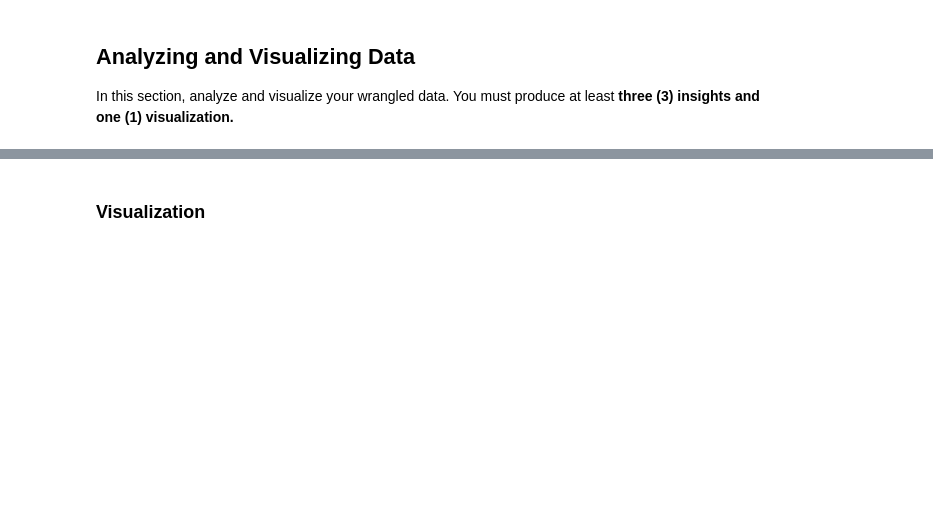
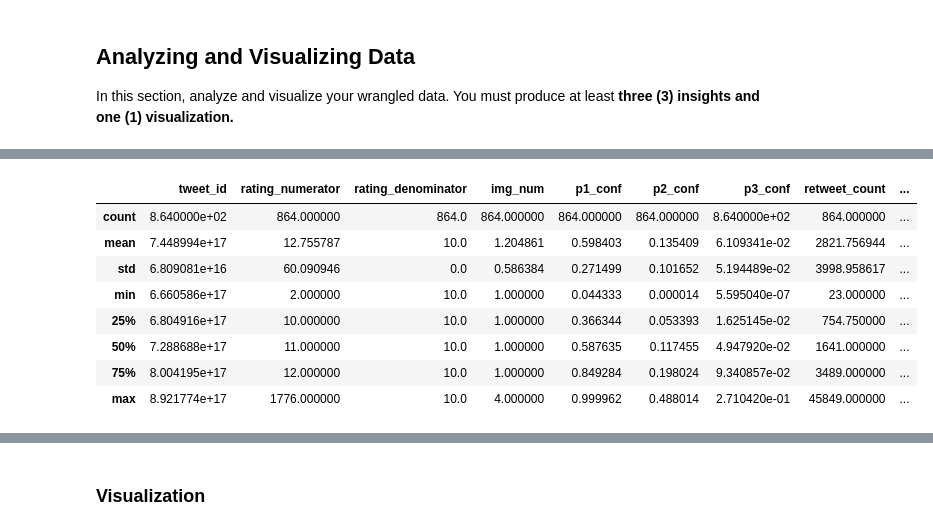
Before and after one commit to EricOdhiambo/wrangling-and-Analyzing-data, a Jupyter notebook: wrangle_act.ipynb, the cells around one changed output, grey strips where cells are left out. Saved outputs shown, nothing was run; the diff lists cells and outputs as text; code cells hidden in the pictures; blank space fills up the shorter version.

```diff
--- a/wrangle_act.ipynb
+++ b/wrangle_act.ipynb
@@ -1138,0 +1237,13 @@ In this section, analyze and visualize your wrangled data. You must produce at l
+# %%
+# useful ststistics from the twitter_archive_master.csv data
+wrangled_data.describe()
+# %% [output]
+|  | tweet_id | rating_numerator | rating_denominator | img_num | p1_conf | p2_conf | p3_conf | retweet_count | ... |
+| count | 8.640000e+02 | 864.000000 | 864.0 | 864.000000 | 864.000000 | 864.000000 | 8.640000e+02 | 864.000000 | ... |
+| mean | 7.448994e+17 | 12.755787 | 10.0 | 1.204861 | 0.598403 | 0.135409 | 6.109341e-02 | 2821.756944 | ... |
+| std | 6.809081e+16 | 60.090946 | 0.0 | 0.586384 | 0.271499 | 0.101652 | 5.194489e-02 | 3998.958617 | ... |
+| min | 6.660586e+17 | 2.000000 | 10.0 | 1.000000 | 0.044333 | 0.000014 | 5.595040e-07 | 23.000000 | ... |
+| 25% | 6.804916e+17 | 10.000000 | 10.0 | 1.000000 | 0.366344 | 0.053393 | 1.625145e-02 | 754.750000 | ... |
+| 50% | 7.288688e+17 | 11.000000 | 10.0 | 1.000000 | 0.587635 | 0.117455 | 4.947920e-02 | 1641.000000 | ... |
+| 75% | 8.004195e+17 | 12.000000 | 10.0 | 1.000000 | 0.849284 | 0.198024 | 9.340857e-02 | 3489.000000 | ... |
+| max | 8.921774e+17 | 1776.000000 | 10.0 | 4.000000 | 0.999962 | 0.488014 | 2.710420e-01 | 45849.000000 | ... |
```
Also changed, not shown: parts of 28 cells of this notebook.
